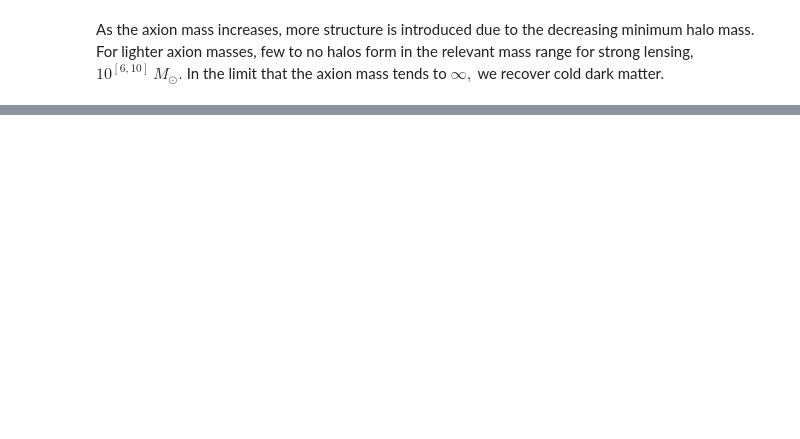
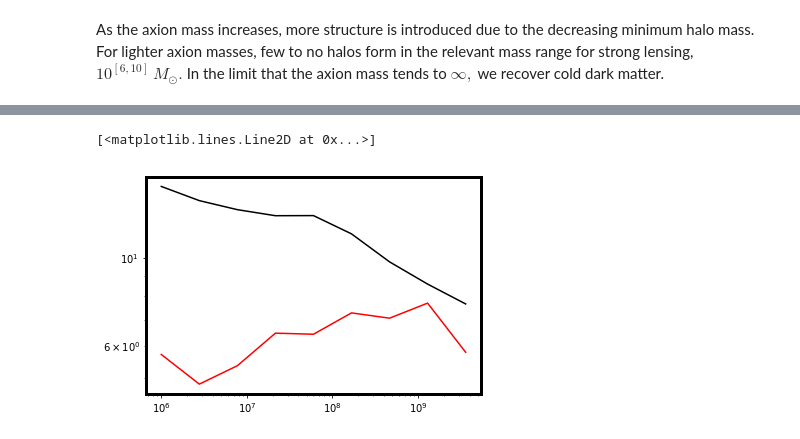
Before and after one commit to dangilman/pyHalo, a Jupyter notebook: example_notebooks/ultra_light_dark_matter.ipynb, the cells around one changed output, grey strips where cells are left out. Saved outputs shown, nothing was run; the diff lists cells and outputs as text; code cells hidden in the pictures; blank space fills up the shorter version.

```diff
--- a/example_notebooks/ultra_light_dark_matter.ipynb
+++ b/example_notebooks/ultra_light_dark_matter.ipynb
@@ -215,2 +218,16 @@ for i in range(len(log10_m_uldms)):
 # %% [markdown]
 As the axion mass increases, more structure is introduced due to the decreasing minimum halo mass. For lighter axion masses, few to no halos form in the relevant mass range for strong lensing, $10^{[6,10]}\,M_\odot.$ In the limit that the axion mass tends to $\infty,$ we recover cold dark matter.
+# %%
+zlens, zsource = 0.4, 1.5
+log10_m_uldms, uldm_plaw, scale_nfw = [-22.0,-21.], 1/3, False
+flucs_args = {'aperture': 0.25, 'x_images': [1.0, 0.0, -1.0, 0.0], 'y_images': [0.0, 1.0, 0.0, -1.0]}
+realizationsULDM = [ULDM(zlens, zsource,
+                       log10_m_uldm=log10_m_uldm, uldm_plaw=uldm_plaw,
+                         flucs_shape='aperture',
+                         flucs_args=flucs_args,
+                         scale_nfw=scale_nfw, log10_fluc_amplitude=-1.5)
+                   for log10_m_uldm in log10_m_uldms]
+
+for i in range(len(log10_m_uldms)):
+    print(r'ULDM realization with log(m)=%s contains %s halos'
+          % (log10_m_uldms[i], len(realizationsULDM[i].halos)))
@@ -216,0 +293,34 @@ As the axion mass increases, more structure is introduced due to the decreasing
+# %%
+from pyHalo.preset_models import CDM
+
+realizationsCDM = CDM(zlens, zsource, cone_opening_angle=10)
+realizationsULDM = ULDM(zlens, zsource,
+                       log10_m_uldm=-20, uldm_plaw=uldm_plaw,
+                        flucs=False, cone_opening_angle=10)
+
+halo_masses = np.logspace(6, 10, 10)
+mc_relation_uldm = []
+mc_relation_cdm = []
+
+halo_concentrations_uldm = np.array([halo.c for halo in realizationsULDM.halos])
+halo_concentrations_cdm = np.array([halo.c for halo in realizationsCDM.halos])
+uldm_halo_masses = np.array([halo.mass for halo in realizationsULDM.halos])
+cdm_halo_masses = np.array([halo.mass for halo in realizationsCDM.halos])
+
+for i in range(0, len(halo_masses)-1):
+
+    condition = np.logical_and(uldm_halo_masses >= halo_masses[i], uldm_halo_masses<halo_masses[i+1])
+    inds = np.where(condition)
+    c = halo_concentrations_uldm[inds]
+    mc_relation_uldm.append(np.median(c))
+
+    condition = np.logical_and(cdm_halo_masses >= halo_masses[i], cdm_halo_masses<halo_masses[i+1])
+    inds = np.where(condition)
+    c = halo_concentrations_cdm[inds]
+    mc_relation_cdm.append(np.median(c))
+
+plt.loglog(halo_masses[0:-1], mc_relation_cdm, color='k')
+plt.loglog(halo_masses[0:-1], mc_relation_uldm, color='r')
+# %% [output]
+[<matplotlib.lines.Line2D at 0x...>]
+[figure, added]
```
Also changed, not shown: parts of 6 cells of this notebook, 2 other files.
